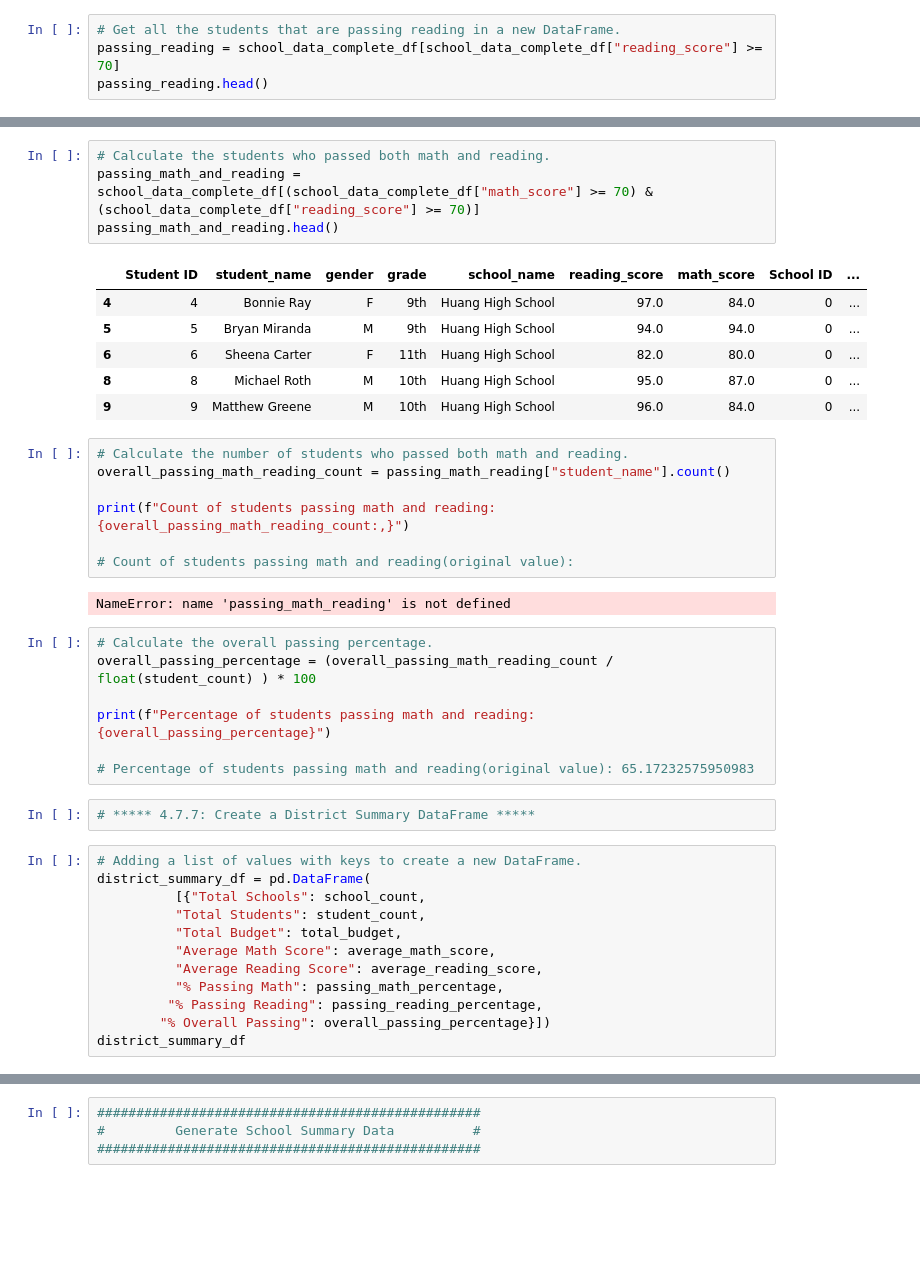
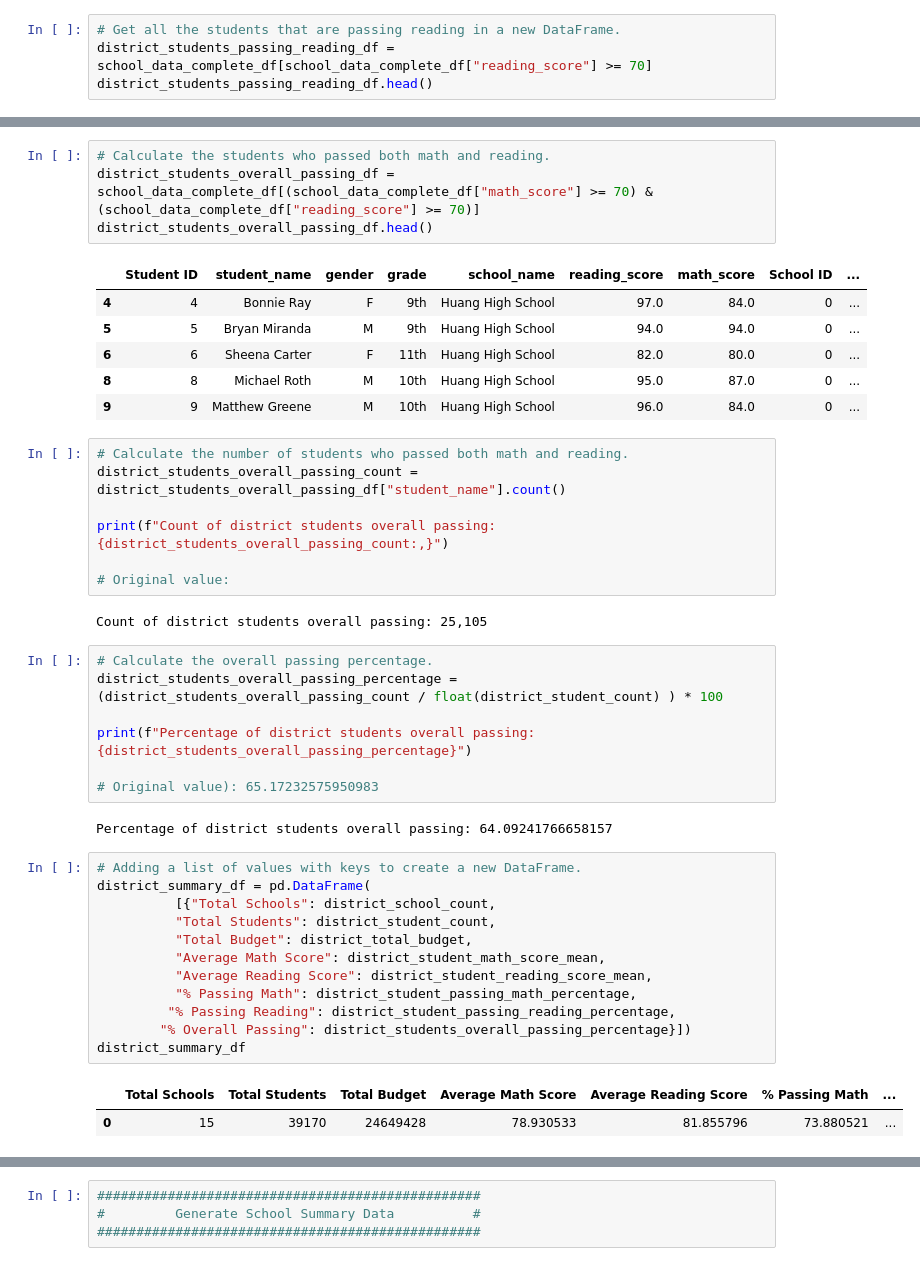
Before and after one commit to berndab/school_analysis, a Jupyter notebook: PyCitySchools_Challenge.ipynb, the cells around one changed output, grey strips where cells are left out. Drawn from its saved outputs; the diff is of its cells as text; blank space fills up the shorter version.

```diff
--- a/PyCitySchools_Challenge.ipynb
+++ b/PyCitySchools_Challenge.ipynb
@@ -301,8 +301,8 @@ passing_math.head()
 | 8 | 8 | Michael Roth | M | 10th | Huang High School | 95.0 | 87.0 | 0 | ... |
 # %%
 # Get all the students that are passing reading in a new DataFrame.
-passing_reading = school_data_complete_df[school_data_complete_df["reading_score"] >= 70]
-passing_reading.head()
+district_students_passing_reading_df = school_data_complete_df[school_data_complete_df["reading_score"] >= 70]
+district_students_passing_reading_df.head()
 # %% [output]
 |  | Student ID | student_name | gender | grade | school_name | reading_score | math_score | School ID | ... |
 | 1 | 1 | Victor Smith | M | 12th | Huang High School | 94.0 | 61.0 | 0 | ... |
@@ -343,7 +343,7 @@ Percentage of students passing reading: 84.65151901965791
 # %%
 # Calculate the students who passed both math and reading.
-passing_math_and_reading = school_data_complete_df[(school_data_complete_df["math_score"] >= 70) & (school_data_complete_df["reading_score"] >= 70)]
-passing_math_and_reading.head()
+district_students_overall_passing_df = school_data_complete_df[(school_data_complete_df["math_score"] >= 70) & (school_data_complete_df["reading_score"] >= 70)]
+district_students_overall_passing_df.head()
 # %% [output]
 |  | Student ID | student_name | gender | grade | school_name | reading_score | math_score | School ID | ... |
 | 4 | 4 | Bonnie Ray | F | 9th | Huang High School | 97.0 | 84.0 | 0 | ... |
@@ -353,34 +353,37 @@ passing_math_and_reading.head()
 | 9 | 9 | Matthew Greene | M | 10th | Huang High School | 96.0 | 84.0 | 0 | ... |
 # %%
 # Calculate the number of students who passed both math and reading.
-overall_passing_math_reading_count = passing_math_reading["student_name"].count()
+district_students_overall_passing_count = district_students_overall_passing_df["student_name"].count()
 
-print(f"Count of students passing math and reading: {overall_passing_math_reading_count:,}")
+print(f"Count of district students overall passing: {district_students_overall_passing_count:,}")
 
-# Count of students passing math and reading(original value):
+# Original value:
 # %% [output]
-NameError: name 'passing_math_reading' is not defined
+Count of district students overall passing: 25,105
 # %%
 # Calculate the overall passing percentage.
-overall_passing_percentage = (overall_passing_math_reading_count / float(student_count) ) * 100
+district_students_overall_passing_percentage = (district_students_overall_passing_count / float(district_student_count) ) * 100
 
-print(f"Percentage of students passing math and reading: {overall_passing_percentage}")
+print(f"Percentage of district students overall passing: {district_students_overall_passing_percentage}")
 
-# Percentage of students passing math and reading(original value): 65.17232575950983
+# Original value): 65.17232575950983
+# %% [output]
+Percentage of district students overall passing: 64.09241766658157
-# %%
-# ***** 4.7.7: Create a District Summary DataFrame *****
 # %%
 # Adding a list of values with keys to create a new DataFrame.
 district_summary_df = pd.DataFrame(
-          [{"Total Schools": school_count,
-          "Total Students": student_count,
-          "Total Budget": total_budget,
-          "Average Math Score": average_math_score,
-          "Average Reading Score": average_reading_score,
-          "% Passing Math": passing_math_percentage,
-         "% Passing Reading": passing_reading_percentage,
-        "% Overall Passing": overall_passing_percentage}])
+          [{"Total Schools": district_school_count,
+          "Total Students": district_student_count,
+          "Total Budget": district_total_budget,
+          "Average Math Score": district_student_math_score_mean,
+          "Average Reading Score": district_student_reading_score_mean,
+          "% Passing Math": district_student_passing_math_percentage,
+         "% Passing Reading": district_student_passing_reading_percentage,
+        "% Overall Passing": district_students_overall_passing_percentage}])
 district_summary_df
+# %% [output]
+|  | Total Schools | Total Students | Total Budget | Average Math Score | Average Reading Score | % Passing Math | ... |
+| 0 | 15 | 39170 | 24649428 | 78.930533 | 81.855796 | 73.880521 | ... |
 # %%
 # Format data frame columns
 district_summary_df["Total Students"] = district_summary_df["Total Students"].map("{:,}".format)
```
Also changed, not shown: parts of 18 cells of this notebook.
